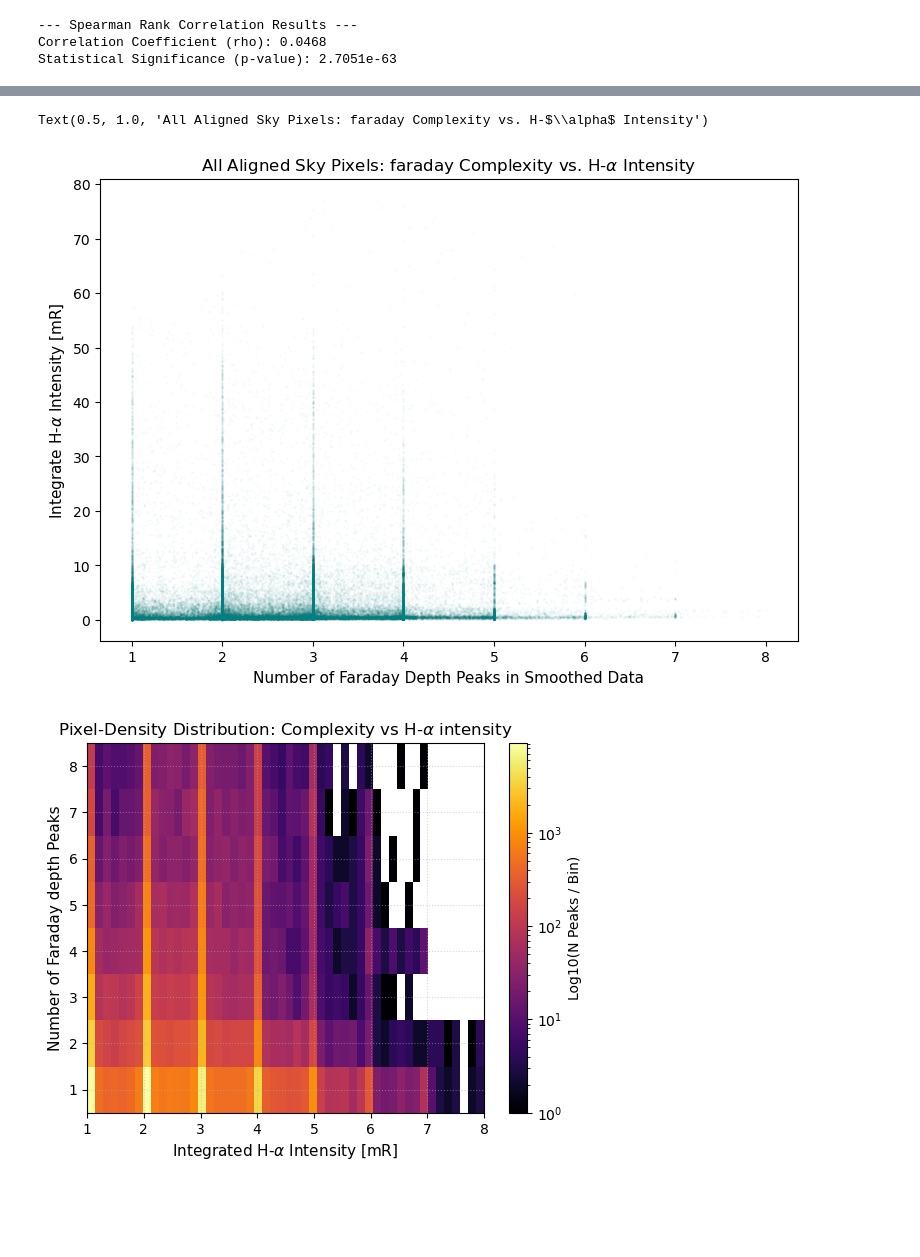
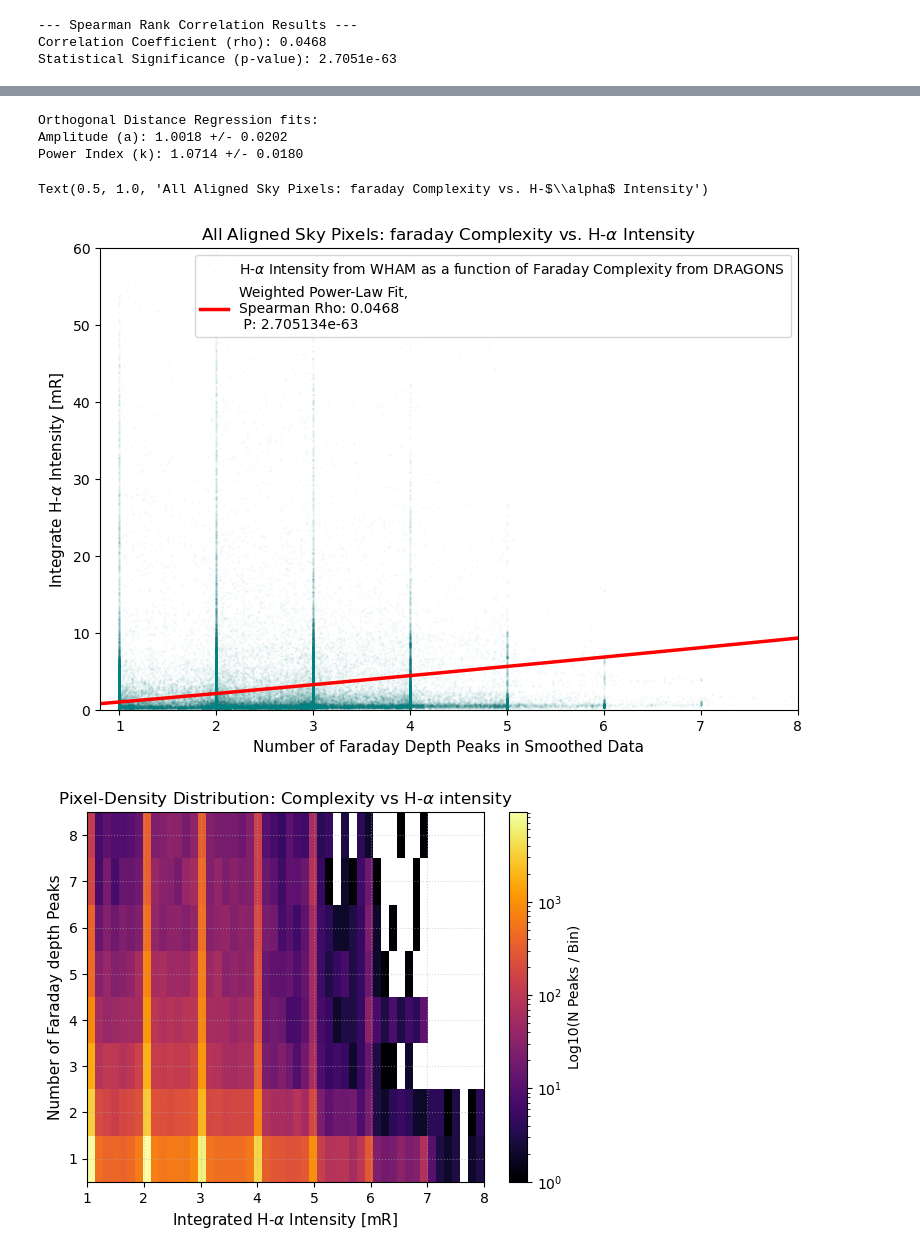
Before and after one commit to jdloading/ResearchSummer26, a Jupyter notebook: notebooks/FaradayDepthvHAlpha.ipynb, the cells around one changed output, grey strips where cells are left out. Drawn from its saved outputs; the diff is of its cells as text; code cells hidden in the pictures; blank space fills up the shorter version.

```diff
--- a/notebooks/FaradayDepthvHAlpha.ipynb
+++ b/notebooks/FaradayDepthvHAlpha.ipynb
@@ -15,7 +15,7 @@ from matplotlib.colors import SymLogNorm
 # %%
 NSIDE = 276
 # %%
-fn = '~/Research/WHAM/wham-ss-DR1-v161116-180912-grid.fits'
+fn = '/home/justin/ResearchSummer26/WHAM/wham-ss-DR1-v161116-170912-grid.fits'
 whamDat = fits.getdata(fn)
 whamHdr = fits.getheader(fn)
 # %%
@@ -85,7 +89,7 @@ projview(
 <matplotlib.collections.QuadMesh at 0x...>
 [figure]
 # %%
-fn = '~/Research/DRAGONS/DRAGONS_faraday_depth_cubes/faraday_synthesis/dragons_Npeaks_8sigma.hpx.fits'
+fn = '~/ResearchSummer26/DRAGONS/DRAGONS_faraday_depth_cubes/faraday_synthesis/dragons_Npeaks_8sigma.hpx.fits'
 NpeaksDat = fits.getdata(fn)
 NpeaksHdr = fits.getheader(fn)
 # %%
@@ -290,55 +294,65 @@ plt.show()
 # %%
 from scipy.odr import ODR, Model, RealData
 
 rawHa = whamSmoothed[validMask]
 rawPeaks = NpeaksDat[validMask]
 
-# def powerLawOdr(p, x):
-#     return p0 * (x**p[1])
-# sigmaX = np.full(shape=rawHa.shape, fill_value = 50.0)
-# sigmaY = np.full(shape=rawPeaks.shape, fill_value = 0.011)
+spearmanResHaPeaks = spearmanr(rawHa, rawPeaks)
+HaPeaksRho = spearmanResHaPeaks.statistic
+HaPeaksP = spearmanResHaPeaks.pvalue
 
-# odrModel = Model(powerLawOdr)
-# odrData = RealData(x=rawHa, y = rawPeaks, sx=sigmaX, sy=sigmaY)
+def powerLawOdr(p, x):
+    return p[0] * (x**p[1])
+sigmaX = np.full(shape=rawHa.shape, fill_value = 50.0)
+sigmaY = np.full(shape=rawPeaks.shape, fill_value = 0.011)
 
-# odrInstance = ODR(odrData, odrModel, p0=[1.0, 1.0])
-# odrOutput = odrInstance.run()
+odrModel = Model(powerLawOdr)
+odrData = RealData(x=rawHa, y = rawPeaks, sx=sigmaX, sy=sigmaY)
 
-# bestA, bestK = odrOutput.beta
-# errorA, errorK = odrOutput.sd_beta
+odrInstance = ODR(odrData, odrModel,  beta0=[1.0, 1.0])
+odrOutput = odrInstance.run()
 
-# print("Orthogonal Distance Regression fits:")
-# print(f"Amplitude (a): {bestA:.4f} +/- {errorA:.4f}")
-# print(f"Power Index (k): {bestK.4f} +/- {errorK:.4f}")
+bestA, bestK = odrOutput.beta
+errorA, errorK = odrOutput.sd_beta
 
-# poptPow, pPowCov = curve_fit(powerLawModel, rawPeaks, rawha, p0=[1.0, 1.0], sigma=validBinnedHaMedianErrors)
-# xFine = np.linspace(np.min(rawHa), np.max(rawHa), 500)
-# yfit = powerLawOdr([bestA, bestK], xfine)
+print("Orthogonal Distance Regression fits:")
+print(f"Amplitude (a): {bestA:.4f} +/- {errorA:.4f}")
+print(f"Power Index (k): {bestK:.4f} +/- {errorK:.4f}")
+
+# poptPow, pPowCov = curve_fit(powerLawModel, rawPeaks, rawHa, p0=[1.0, 1.0], sigma=np.full(shape=rawPeaks,shape, fill_value=0.011))
+xFine = np.linspace(np.min(rawHa), np.max(rawHa), 500)
+yfit = powerLawOdr([bestA, bestK], xFine)
 
 plt.figure(figsize  =(9,6))
 
 plt.scatter(
-
     rawPeaks,
     rawHa,
     alpha = 0.02,
     c='teal',
     s = 1,
-    rasterized=True
+    rasterized=True,
+    label = r"H-$\alpha$ Intensity from WHAM as a function of Faraday Complexity from DRAGONS"
 )
-# plt.plot(xfine,
-#          yfit,
-#          color = 'red',
-#          linewidth = 2.5,
-#          linestyle = '-',
-#          label=f"Weighted Power-Law Fit"
-#         )
+plt.plot(xFine,
+         yfit,
+         color = 'red',
+         linewidth = 2.5,
+         linestyle = '-',
+         label=f"Weighted Power-Law Fit, \nSpearman Rho: {HaPeaksRho:.4f} \n P: {HaPeaksP:4e}"
+        )
+plt.legend()
+plt.xlim(0.8, 8)
+plt.ylim(0, 60)
 plt.ylabel(r"Integrate H-$\alpha$ Intensity [mR]", fontsize = 11)
 plt.xlabel("Number of Faraday Depth Peaks in Smoothed Data", fontsize = 11)
 plt.title(r"All Aligned Sky Pixels: faraday Complexity vs. H-$\alpha$ Intensity")
 # %% [output]
-Text(0.5, 1.0, 'All Aligned Sky Pixels: faraday Complexity vs. H-$\\alpha$ Intensity')
+Orthogonal Distance Regression fits:
+Amplitude (a): 1.0018 +/- 0.0202
+Power Index (k): 1.0714 +/- 0.0180
+Text(0.5, 1.0, 'All Aligned Sky Pixels: faraday Complexity vs. H-$\\alpha$ Intensity')
-[figure, old version]
+[figure, new version]
 # %%
 #2d histogram
 plt.hist2d(
```
Also changed, not shown: parts of 18 cells of this notebook, 2 other files.
